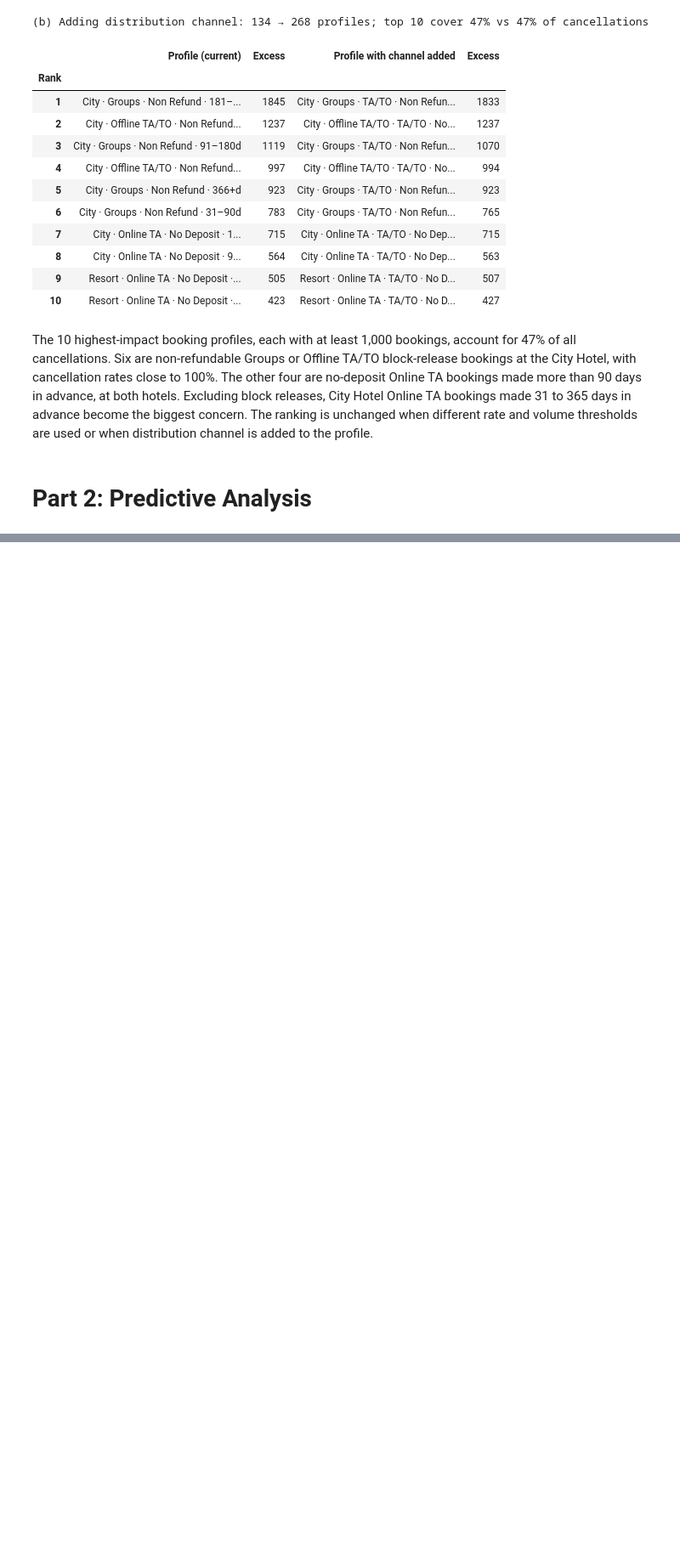
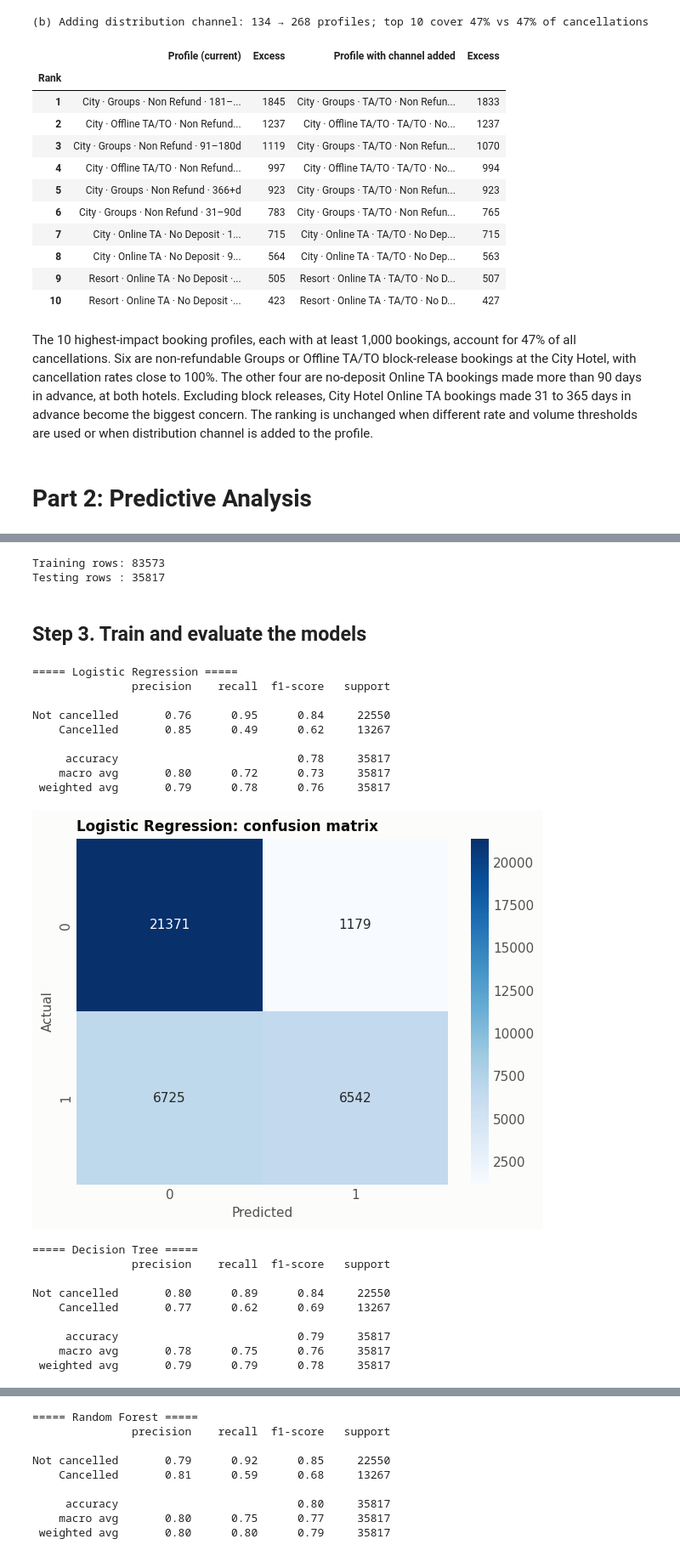
Before and after one commit to elsiejy/Capstone, a Jupyter notebook: Capstone.ipynb, the cells around one changed output, grey strips where cells are left out. Shown at 85% size. Drawn from its saved outputs; the diff is of its cells as text; code cells hidden in the pictures; blank space fills up the shorter version.

```diff
--- a/Capstone.ipynb
+++ b/Capstone.ipynb
@@ -1271,0 +1265,14 @@ Just need 4 or 5 column
+# %%
+from sklearn.model_selection import train_test_split
+from sklearn.linear_model import LogisticRegression
+from sklearn.tree import DecisionTreeClassifier
+from sklearn.ensemble import RandomForestClassifier
+from sklearn.metrics import accuracy_score, classification_report, confusion_matrix
+import seaborn as sns
+
+target = 'is_canceled'
+features = ['deposit_type', 'lead_time', 'market_segment', 'total_of_special_requests', 'hotel']
+
+X = pd.get_dummies(df[features], dtype=int)   # one-hot encode the text columns
+y = df[target]
+X.head()
@@ -1271,0 +1288,47 @@ Just need 4 or 5 column
+# %%
+X_train, X_test, y_train, y_test = train_test_split(X, y, test_size=0.3, random_state=0, stratify=y)
+print('Training rows:', len(X_train))
+print('Testing rows :', len(X_test))
+# %% [output]
+Training rows: 83573
+Testing rows : 35817
+# %% [markdown]
+## Step 3. Train and evaluate the models
+# %%
+models = {
+    'Logistic Regression': LogisticRegression(max_iter=1000),
+    'Decision Tree': DecisionTreeClassifier(max_depth=6, random_state=0),
+    'Random Forest': RandomForestClassifier(n_estimators=100, max_depth=10, random_state=0),
+}
+
+accuracy = {}
+for name, model in models.items():
+    model.fit(X_train, y_train)
+    y_pred = model.predict(X_test)
+    accuracy[name] = accuracy_score(y_test, y_pred)
+
+    print(f'===== {name} =====')
+    print(classification_report(y_test, y_pred, target_names=['Not cancelled', 'Cancelled']))
+    sns.heatmap(confusion_matrix(y_test, y_pred), annot=True, fmt='d', cmap='Blues')
+    plt.title(f'{name}: confusion matrix'); plt.xlabel('Predicted'); plt.ylabel('Actual')
+    plt.show()
+# %% [output]
+===== Logistic Regression =====
+               precision    recall  f1-score   support
+
+Not cancelled       0.76      0.95      0.84     22550
+    Cancelled       0.85      0.49      0.62     13267
+
+     accuracy                           0.78     35817
+    macro avg       0.80      0.72      0.73     35817
+ weighted avg       0.79      0.78      0.76     35817
+[figure, added]
+===== Decision Tree =====
+               precision    recall  f1-score   support
+
+Not cancelled       0.80      0.89      0.84     22550
+    Cancelled       0.77      0.62      0.69     13267
+
+     accuracy                           0.79     35817
+    macro avg       0.78      0.75      0.76     35817
+ weighted avg       0.79      0.79      0.78     35817
@@ -1271,0 +1336,9 @@ Just need 4 or 5 column
+===== Random Forest =====
+               precision    recall  f1-score   support
+
+Not cancelled       0.79      0.92      0.85     22550
+    Cancelled       0.81      0.59      0.68     13267
+
+     accuracy                           0.80     35817
+    macro avg       0.80      0.75      0.77     35817
+ weighted avg       0.80      0.80      0.79     35817
```
Also changed, not shown: parts of 13 cells of this notebook.
